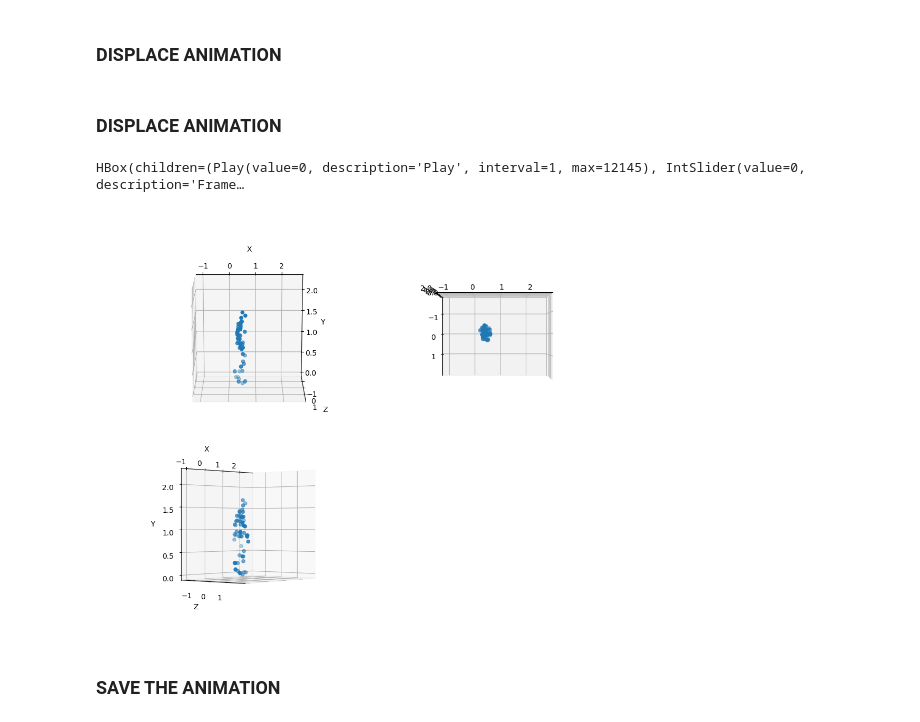
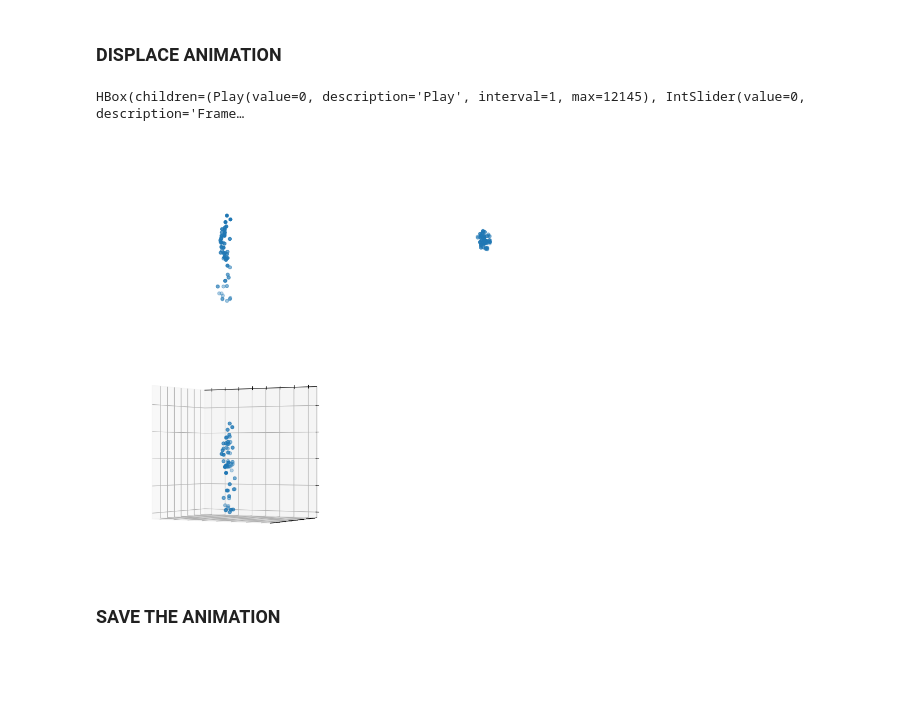
Before and after one commit to lorenzialessandro/CV-project, a Jupyter notebook: Task_1/notebook.ipynb, the cells around one changed output. Cells and saved outputs as stored; diff of their text form; code cells hidden in the pictures; blank space fills up the shorter version.

```diff
--- a/Task_1/notebook.ipynb
+++ b/Task_1/notebook.ipynb
@@ -52,8 +53,8 @@ if len(skeletons) > 0:
             markers_pos.append(marker.positions)
 
 
-#points = bones_pos + rigid_body_markers_pos + markers_pos
-points = rigid_body_markers_pos + markers_pos
+points = bones_pos + rigid_body_markers_pos + markers_pos
+#points = rigid_body_markers_pos + markers_pos
 
 #points = [[0.0,0.0,0.0] if elem is None else elem for elem in markers for markers in points ]
 points = [[[0.0, 0.0, 0.0] if frame is None else frame for frame in markers] for markers in points]
@@ -107,2 +70,0 @@ z = np_points[:,:,2]
-# %% [markdown]
-### DISPLACE ANIMATION
@@ -109,9 +73,4 @@ z = np_points[:,:,2]
 # %%
-import numpy as np
-import matplotlib.pyplot as plt
-from mpl_toolkits.mplot3d import Axes3D
-import ipywidgets as widgets
-
 # Create a figure and axes for the plots
 fig = plt.figure(figsize=(15, 8))  # Adjust the figure size as needed
 
@@ -130,69 +89,75 @@ points2, = ax2.plot([], [], [], "o")
 
 # Third subplot
 ax3 = fig.add_subplot(gs[1, 0], projection='3d')  # Spanning across the bottom row
-ax3.view_init(elev=140, azim=0, roll=90)
+ax3.view_init(elev=a, azim=b, roll=c)
+ax3.view_init(elev=120, azim=-180, roll=-90)
 points3, = ax3.plot([], [], [], "o")
 
 # Adjust margins and spacing between subplots
-plt.subplots_adjust(left=0.05, right=0.95, bottom=0.05, top=0.9, wspace=0.1, hspace=0.1)
+plt.subplots_adjust(left=0.01, right=0.99, bottom=0.01, top=0.99, wspace=0.01, hspace=0.01)
 
 # Define update function
 def update(t):
     ax1.clear()
-    ax1.set_xlabel("X")
-    ax1.set_ylabel("Y")
-    ax1.set_zlabel("Z")
+    # ax1.set_xlabel("X")
+    # ax1.set_ylabel("Y")
+    # ax1.set_zlabel("Z")
     ax1.set_xlim(np.min(x), np.max(x))
     ax1.set_ylim(np.min(y), np.max(y))
     ax1.set_zlim(np.min(z), np.max(z))
     ax1.scatter(x[:, t], y[:, t], z[:, t])
+    ax1.tick_params(axis='both', which='both', bottom=False, left=False, labelbottom=False, labelleft=False)
 
     ax2.clear()
     ax2.set_xlim(np.min(x), np.max(x))
     ax2.set_ylim(np.min(y), np.max(y))
     ax2.set_zlim(np.min(z), np.max(z))
     ax2.scatter(x[:, t], y[:, t], z[:, t])
+    ax2.tick_params(axis='both', which='both', bottom=False, left=False, labelbottom=False, labelleft=False)
 
     ax3.clear()
-    ax3.set_xlabel("X")
-    ax3.set_ylabel("Y")
-    ax3.set_zlabel("Z")
+    # ax3.set_xlabel("X")
+    # ax3.set_ylabel("Y")
+    # ax3.set_zlabel("Z")
     ax3.set_xlim(np.min(x), np.max(x))
     ax3.set_ylim(np.min(y), np.max(y))
     ax3.set_zlim(np.min(z), np.max(z))
     ax3.scatter(x[:, t], y[:, t], z[:, t])
+    ax3.tick_params(axis='both', which='both', bottom=False, left=False, labelbottom=False, labelleft=False)
+    # ax3.axis('off')
 
 # Create slider widget
 frame_slider = widgets.IntSlider(value=0, min=0, max=n_frames-1, step=1, description='Frame:')
+
 
 # Define function to update plot when slider changes
 def slider_changed(change):
     update(change.new)
 
 # Link slider and update function
 frame_slider.observe(slider_changed, 'value')
 
 # Create play button
 play_button = widgets.Play(
     value=0,
     min=0,
     max=n_frames-1,
     step=1,
     description="Play",
     interval=1  # Adjust the interval (in milliseconds) as needed
 )
 
 # Link play button and slider
 widgets.jslink((play_button, 'value'), (frame_slider, 'value'))
 
 # Display play button and slider
 display(widgets.HBox([play_button, frame_slider]))
 
 # Initial plot
 update(0)
 # %% [output]
 HBox(children=(Play(value=0, description='Play', interval=1, max=12145), IntSlider(value=0, description='Frame…
-[figure, old version]
+[figure, new version]
 # %% [markdown]
 ### SAVE THE ANIMATION
 # %%
```
Also changed, not shown: parts of 4 cells of this notebook, 1 other file.
